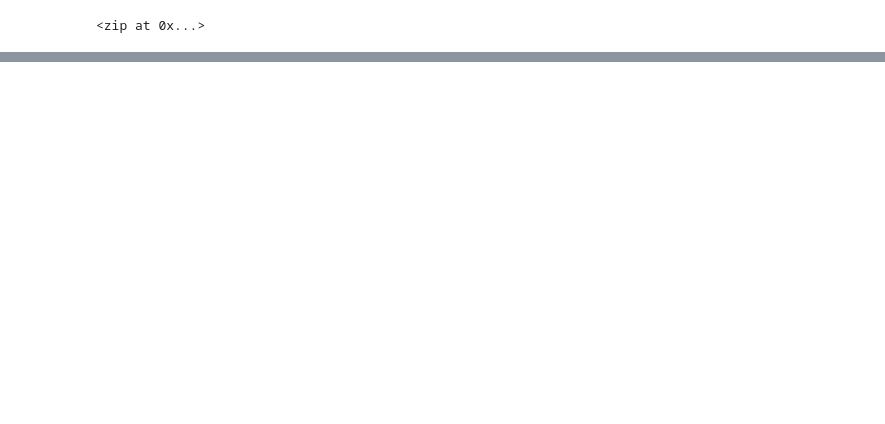
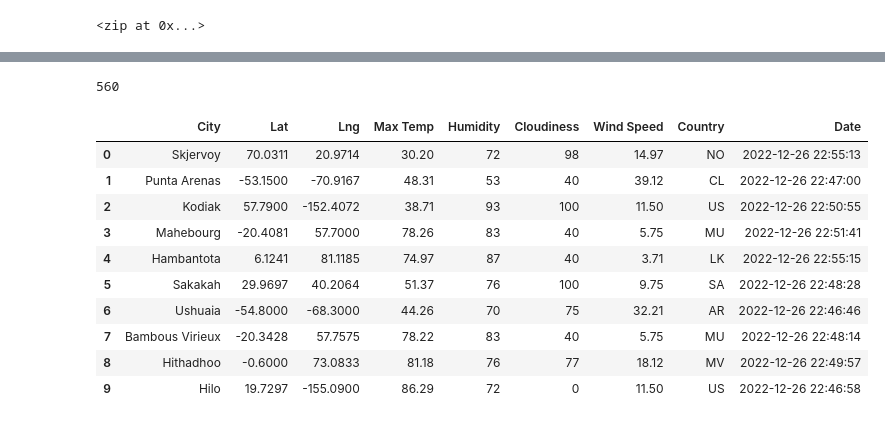
Before and after one commit to datawithali/World_Weather_Analysis, a Jupyter notebook: WeatherPy.ipynb, the cells around one changed output, grey strips where cells are left out. Drawn from its saved outputs; the diff is of its cells as text; code cells hidden in the pictures; blank space fills up the shorter version.

Commit message:
Weather_Analysis

```diff
--- a/WeatherPy.ipynb
+++ b/WeatherPy.ipynb
@@ -11,11 +11,6 @@ lat_lngs = zip(lats, lngs)
 lat_lngs
 # %% [output]
 <zip at 0x...>
-# %%
-# Create a practice set of random latitude and longitude combinations.
-lats = [25.12903645, 25.92017388, 26.62509167, -59.98969384, 37.30571269]
-lngs = [-67.59741259, 11.09532135, 74.84233102, -76.89176677, -61.13376282]
-lat_lngs = zip(lats, lngs)
 # %%
 # Add the latitudes and longitudes to a list.
 coordinates = list(lat_lngs)
@@ -47,0 +65,10 @@ len(cities)
+# %%
+# Create an empty list to hold the weather data.
+city_data = []
+# Print the beginning of the logging.
+print("Beginning Data Retrieval     ")
+print("-----------------------------")
+
+# Create counters.
+record_count = 1
+set_count = 1
@@ -47,0 +78,2 @@ len(cities)
+# %%
+url = "http://api.openweathermap.org/data/2.5/weather?units=Imperial&APPID=" + weather_api_key
@@ -47,0 +147,20 @@ len(cities)
+# %%
+len(city_data)
+# %% [output]
+560
+# %%
+# Convert the array of dictionaries to a Pandas DataFrame.
+city_data_df = pd.DataFrame(city_data)
+city_data_df.head(10)
+# %% [output]
+|  | City | Lat | Lng | Max Temp | Humidity | Cloudiness | Wind Speed | Country | Date |
+| 0 | Skjervoy | 70.0311 | 20.9714 | 30.20 | 72 | 98 | 14.97 | NO | 2022-12-26 22:55:13 |
+| 1 | Punta Arenas | -53.1500 | -70.9167 | 48.31 | 53 | 40 | 39.12 | CL | 2022-12-26 22:47:00 |
+| 2 | Kodiak | 57.7900 | -152.4072 | 38.71 | 93 | 100 | 11.50 | US | 2022-12-26 22:50:55 |
+| 3 | Mahebourg | -20.4081 | 57.7000 | 78.26 | 83 | 40 | 5.75 | MU | 2022-12-26 22:51:41 |
+| 4 | Hambantota | 6.1241 | 81.1185 | 74.97 | 87 | 40 | 3.71 | LK | 2022-12-26 22:55:15 |
+| 5 | Sakakah | 29.9697 | 40.2064 | 51.37 | 76 | 100 | 9.75 | SA | 2022-12-26 22:48:28 |
+| 6 | Ushuaia | -54.8000 | -68.3000 | 44.26 | 70 | 75 | 32.21 | AR | 2022-12-26 22:46:46 |
+| 7 | Bambous Virieux | -20.3428 | 57.7575 | 78.22 | 83 | 40 | 5.75 | MU | 2022-12-26 22:48:14 |
+| 8 | Hithadhoo | -0.6000 | 73.0833 | 81.18 | 76 | 77 | 18.12 | MV | 2022-12-26 22:49:57 |
+| 9 | Hilo | 19.7297 | -155.0900 | 86.29 | 72 | 0 | 11.50 | US | 2022-12-26 22:46:58 |
```
Also changed, not shown: parts of 10 cells of this notebook, 4 other files.
